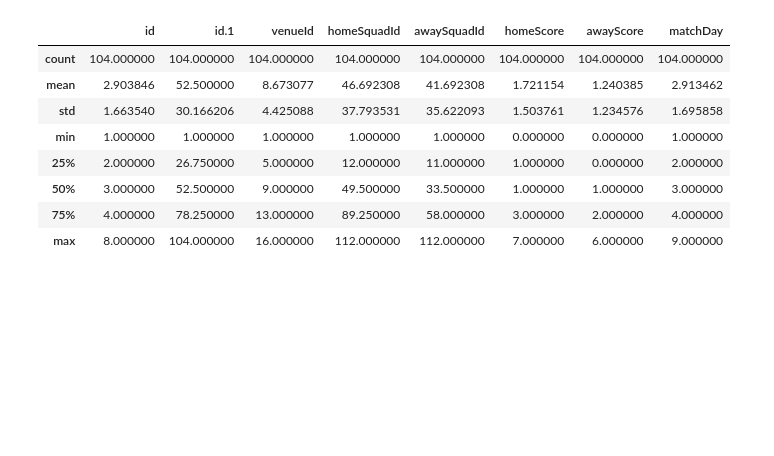
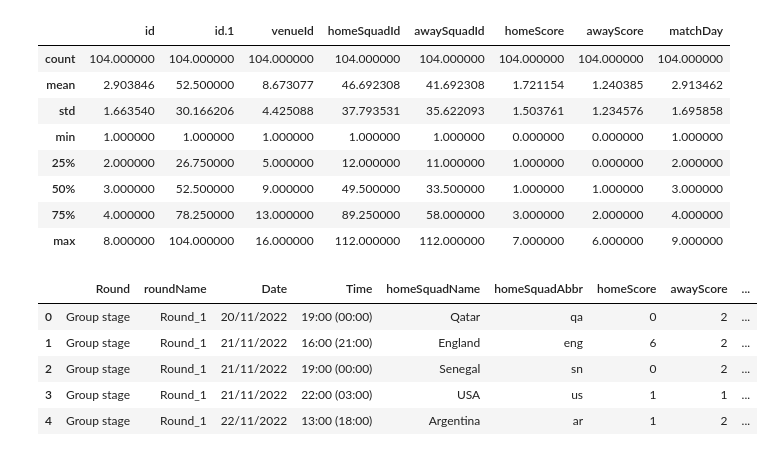
Before and after one commit to DanDooLoo/HIT140_Assessment-2_Group23, a Jupyter notebook: 2_1_LinearRegression.ipynb, the cells around one changed output. Cells and saved outputs as stored; diff of their text form; code cells hidden in the pictures; blank space fills up the shorter version.

Commit message:
added csv rounds2022

```diff
--- a/2_1_LinearRegression.ipynb
+++ b/2_1_LinearRegression.ipynb
@@ -128,3 +128,14 @@ matches.describe()
 | 50% | 3.000000 | 52.500000 | 9.000000 | 49.500000 | 33.500000 | 1.000000 | 1.000000 | 3.000000 |
 | 75% | 4.000000 | 78.250000 | 13.000000 | 89.250000 | 58.000000 | 3.000000 | 2.000000 | 4.000000 |
 | max | 8.000000 | 104.000000 | 16.000000 | 112.000000 | 112.000000 | 7.000000 | 6.000000 | 9.000000 |
+# %%
+rounds2022 = pd.read_csv("rounds2022.csv")
+# %%
+rounds2022.head()
+# %% [output]
+|  | Round | roundName | Date | Time | homeSquadName | homeSquadAbbr | homeScore | awayScore | ... |
+| 0 | Group stage | Round_1 | 20/11/2022 | 19:00 (00:00) | Qatar | qa | 0 | 2 | ... |
+| 1 | Group stage | Round_1 | 21/11/2022 | 16:00 (21:00) | England | eng | 6 | 2 | ... |
+| 2 | Group stage | Round_1 | 21/11/2022 | 19:00 (00:00) | Senegal | sn | 0 | 2 | ... |
+| 3 | Group stage | Round_1 | 21/11/2022 | 22:00 (03:00) | USA | us | 1 | 1 | ... |
+| 4 | Group stage | Round_1 | 22/11/2022 | 13:00 (18:00) | Argentina | ar | 1 | 2 | ... |
```
Also changed, not shown: parts of 2 cells of this notebook, 3 other files.
